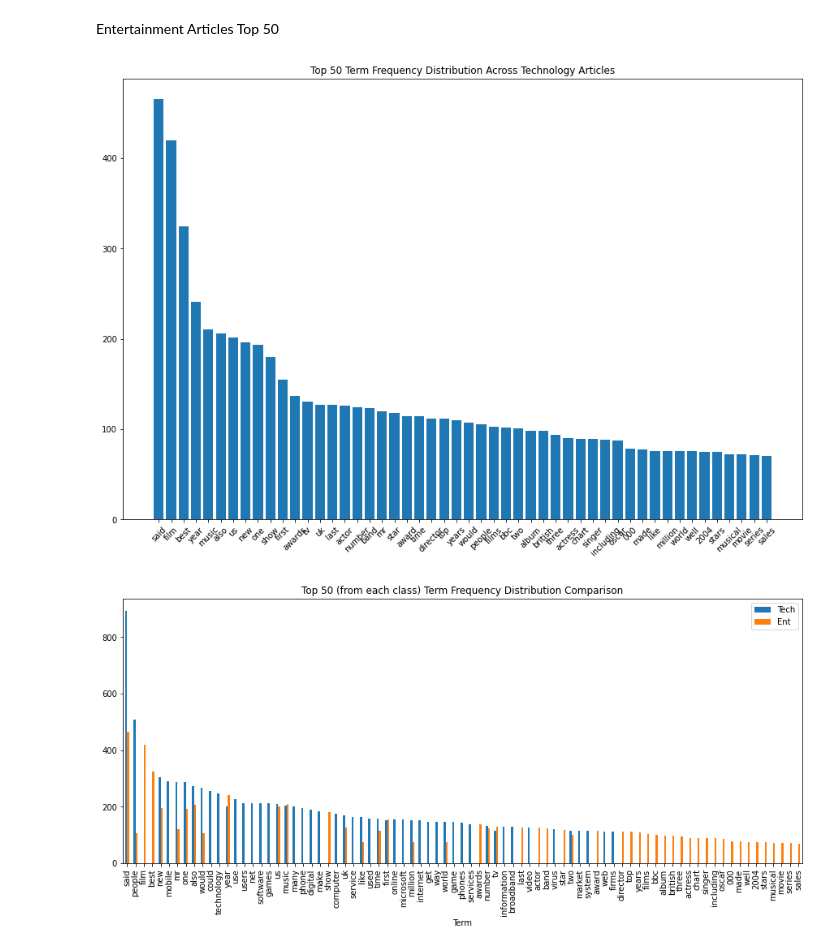
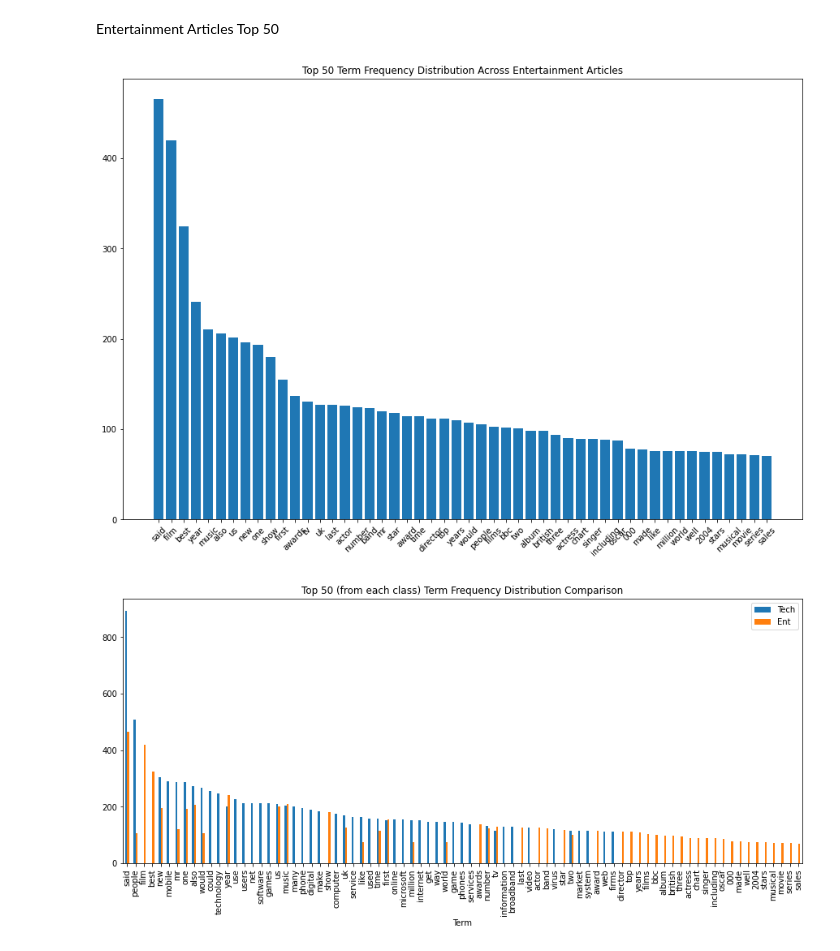
Before and after one commit to waldosingleton/Assignment_3, a Jupyter notebook: A3 Clean Up.ipynb, the cells around one changed output. Drawn from its saved outputs; the diff is of its cells as text; code cells hidden in the pictures.

```diff
--- a/A3 Clean Up.ipynb
+++ b/A3 Clean Up.ipynb
@@ -205,14 +205,14 @@ Entertainment Articles Top 50
 # %%
 entertainment_top_50 = entertainment_totals.head(50)
 x = entertainment_top_50['Terms']
 y = entertainment_top_50['Total']
 plt.figure(figsize=(15, 10))
 plt.bar(x, y)
 plt.xticks(rotation = 45)
-plt.title('Top 50 Term Frequency Distribution Across Technology Articles')
+plt.title('Top 50 Term Frequency Distribution Across Entertainment Articles')
 plt.show()
 # %% [output]
-[figure, old version]
+[figure, new version]
 # %%
 top_50_comp = tech_top_50
 top_50_comp = top_50_comp.reindex(columns = top_50_comp.columns.to_list() + ['Ent'])
```
Also changed, not shown: parts of 1 cell of this notebook.
